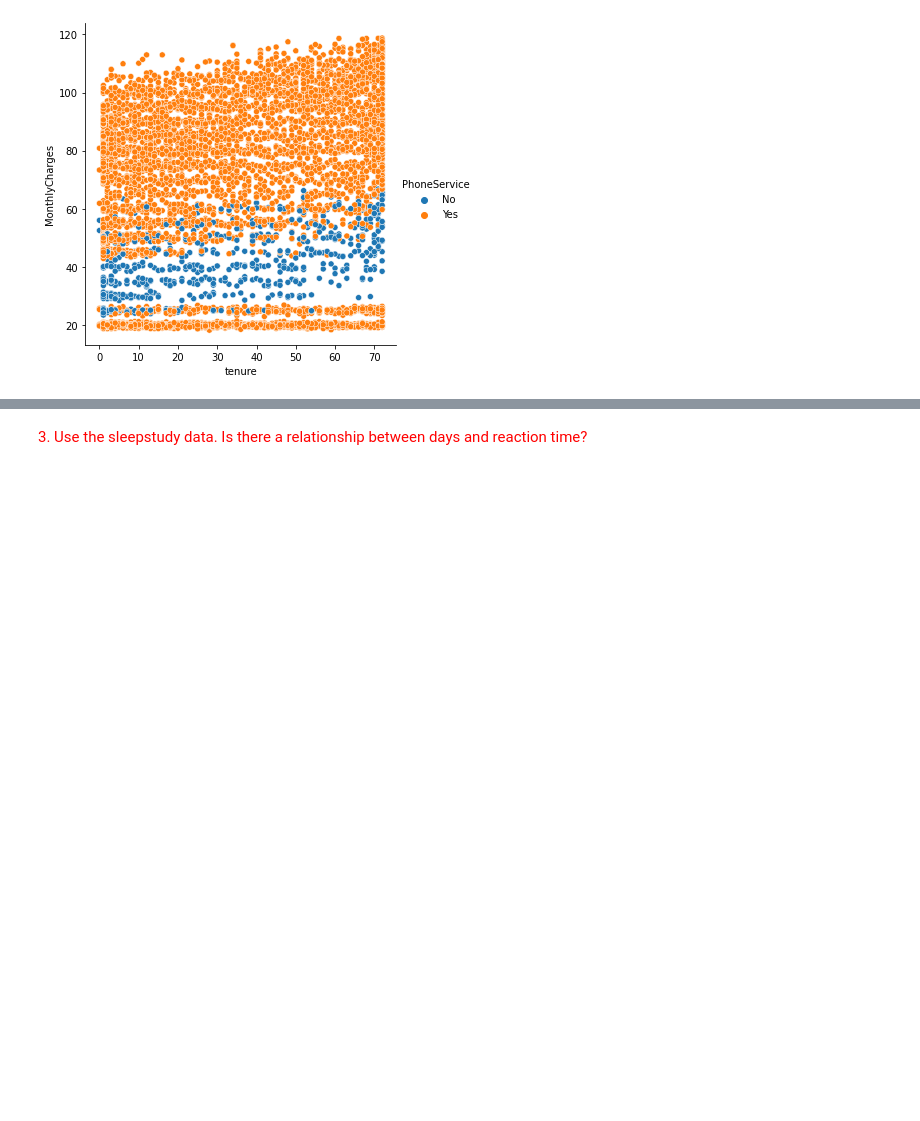
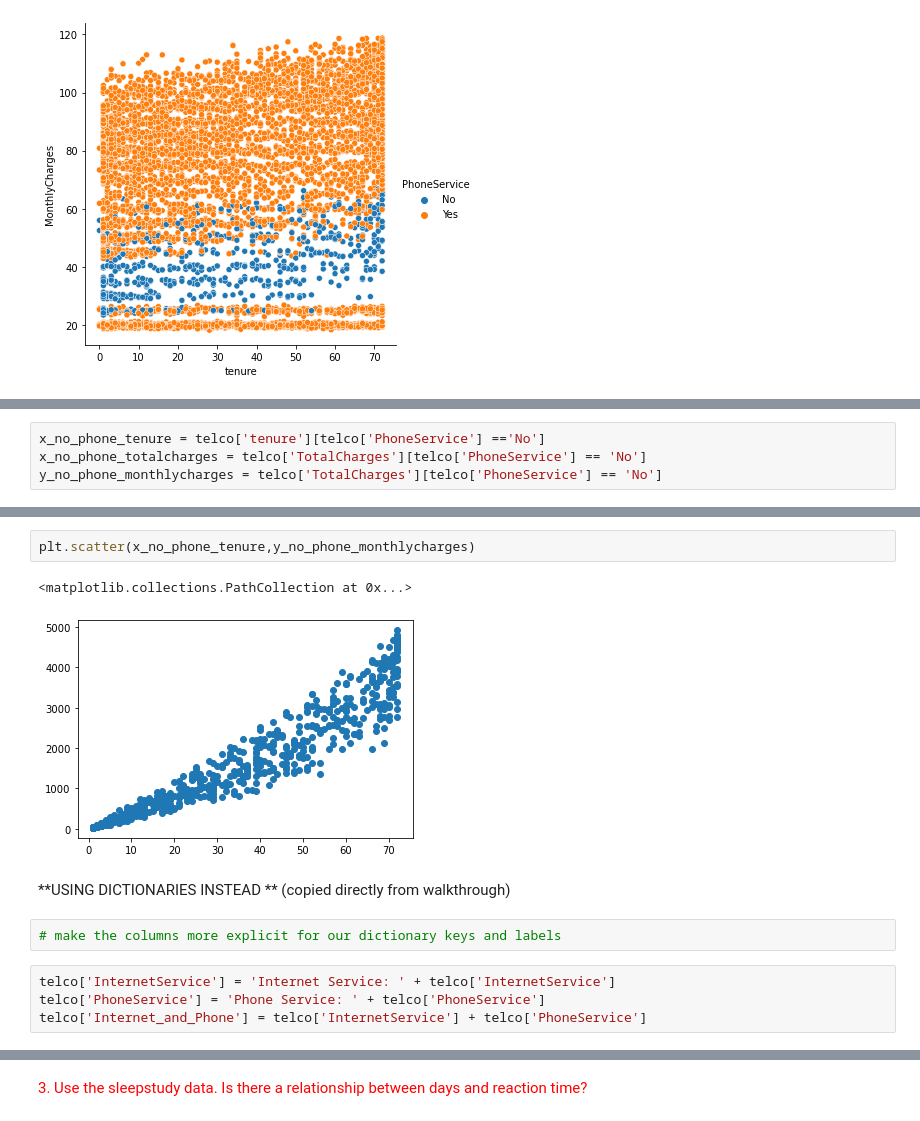
Before and after one commit to barbmarques/statistics-exercises, a Jupyter notebook: hypothesis_testing.ipynb, the cells around one changed output, grey strips where cells are left out. Saved outputs shown, nothing was run; the diff lists cells and outputs as text; blank space fills up the shorter version.

```diff
--- a/hypothesis_testing.ipynb
+++ b/hypothesis_testing.ipynb
@@ -383,0 +428,4 @@ sns.relplot(x='tenure', y='MonthlyCharges', hue='PhoneService',data=telco)
+# %%
+x_no_phone_tenure = telco['tenure'][telco['PhoneService'] =='No']
+x_no_phone_totalcharges = telco['TotalCharges'][telco['PhoneService'] == 'No']
+y_no_phone_monthlycharges = telco['TotalCharges'][telco['PhoneService'] == 'No']
@@ -383,0 +453,13 @@ sns.relplot(x='tenure', y='MonthlyCharges', hue='PhoneService',data=telco)
+# %%
+plt.scatter(x_no_phone_tenure,y_no_phone_monthlycharges)
+# %% [output]
+<matplotlib.collections.PathCollection at 0x...>
+[figure, added]
+# %% [markdown]
+**USING DICTIONARIES INSTEAD ** (copied directly from walkthrough)
+# %%
+# make the columns more explicit for our dictionary keys and labels
+# %%
+telco['InternetService'] = 'Internet Service: ' + telco['InternetService']
+telco['PhoneService'] = 'Phone Service: ' + telco['PhoneService']
+telco['Internet_and_Phone'] = telco['InternetService'] + telco['PhoneService']
```
Also changed, not shown: parts of 44 cells of this notebook.
